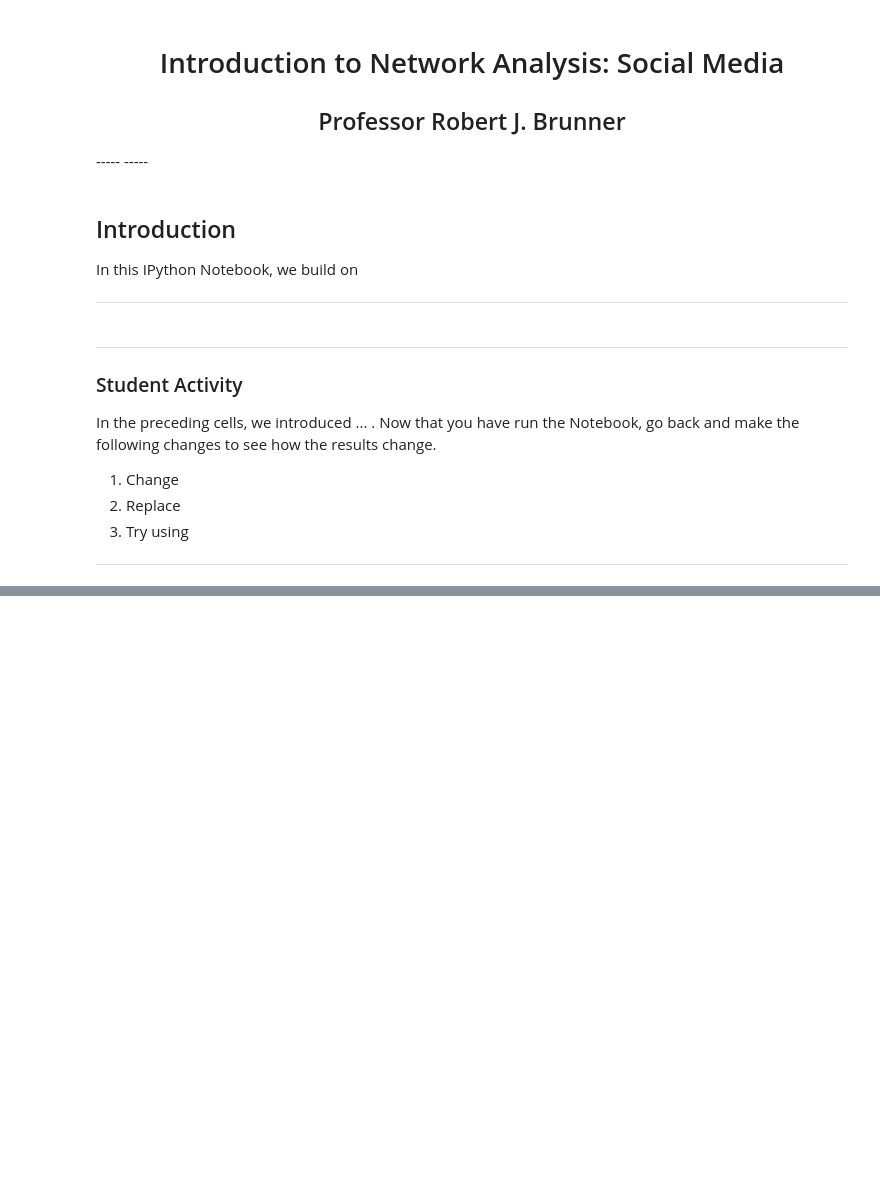
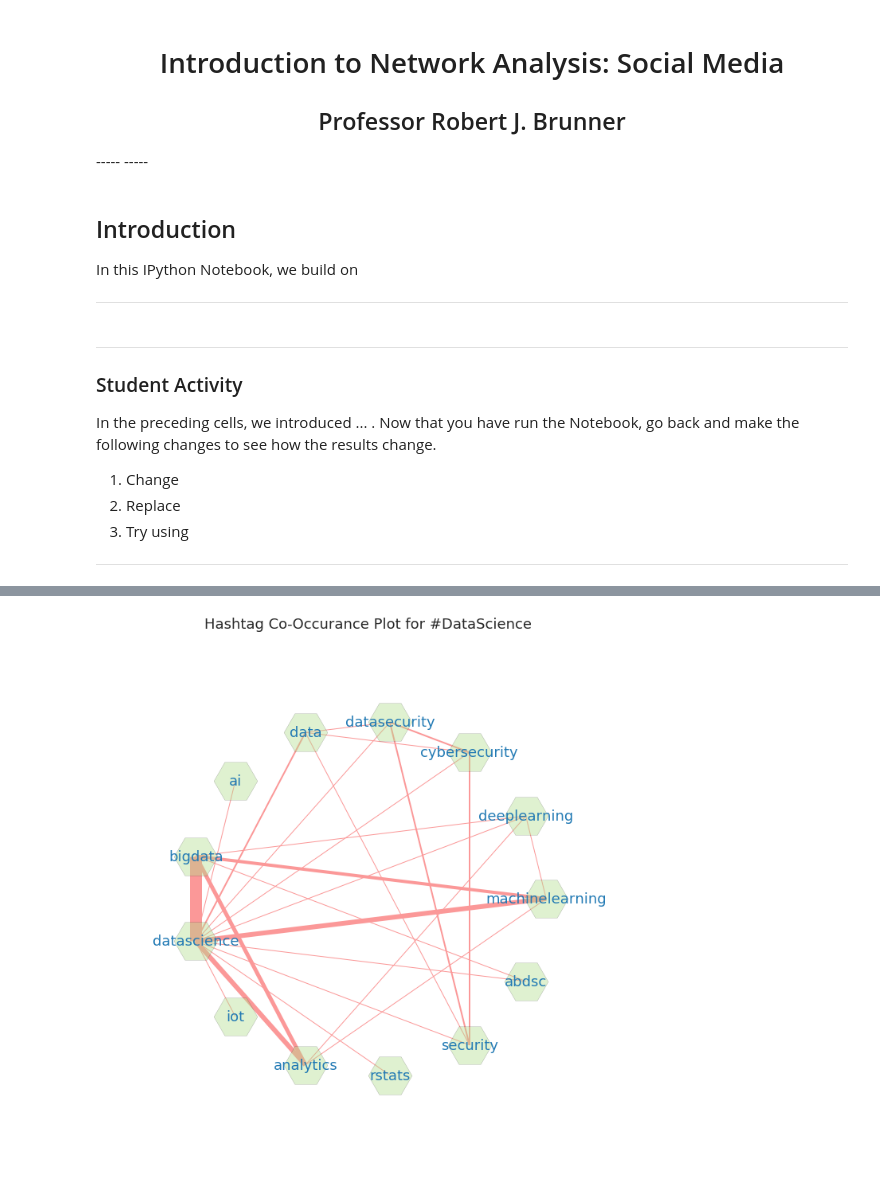
Before and after one commit to lcdm-uiuc/info490-sp16, a Jupyter notebook: Week10/notebooks/intro2na-sm.ipynb, the cells around one changed output, grey strips where cells are left out. Cells and saved outputs as stored; diff of their text form; code cells hidden in the pictures; blank space fills up the shorter version.

Commit message:
First part of NB3 in W10 done

```diff
--- a/Week10/notebooks/intro2na-sm.ipynb
+++ b/Week10/notebooks/intro2na-sm.ipynb
@@ -45,0 +158,16 @@ import networkx as nx
+# %%
+# Now we go through pair counter for top pairs to build network.
+
+tkns = set()
+num_top_pairs = 25
+
+top_pairs = cnt.most_common(num_top_pairs)
+
+for pair, count in top_pairs:
+    tkns.add(pair[0])
+    tkns.add(pair[1])
+
+print('Total number of unique hashtags = {0}\n'.format(len(tkns)))
+print('Hashtags to graph:')
+print(40*'-')
+print(tkns)
@@ -45,0 +180,64 @@ import networkx as nx
+# %%
+# First setup the current figure.
+# No axes, no Axes labels, white background
+
+fig, axes = plt.subplots(figsize=(12, 12))
+
+clrs = sns.color_palette("Paired")
+
+sns.set(style='white', font_scale=1.5)
+
+sns.despine(top = True, bottom = True,
+            left = True, right = True)
+
+axes.set_xticklabels([])
+axes.set_yticklabels([])
+
+# Build graph
+
+import networkx as nx
+
+g = nx.Graph()
+
+g.add_nodes_from(list(tkns))
+
+for pair, count in top_pairs:
+    g.add_edge(pair[0], pair[1], weight=count)
+
+# Now draw graph, use circular layout
+
+pos = nx.circular_layout(g)
+
+nx.draw_networkx_nodes(g, pos, with_labels=True,
+                       node_size = 3000,
+                       node_color=clrs[2],
+                       node_shape='H',
+                       alpha = 0.4)
+
+# Build up list of edges and weights for controlled plotting
+edges = []
+weights = []
+
+for n1, n2, dct in g.edges(data=True):
+    edges.append((n1, n2))
+    weights.append(dct['weight'])
+
+# Make nromalized weights (scale to minimum weight)
+min_weight = min(weights)
+norm_weights = [int(weight/min_weight) for weight in weights]
+
+# Draw weighted edges
+nx.draw_networkx_edges(g, pos, edgelist=edges,
+                       width = norm_weights,
+                       edge_color=clrs.as_hex()[4],
+                       alpha = 1.0)
+
+# Now label nodes
+nx.draw_networkx_labels(g, pos, font_size = 18,
+                        font_color = clrs[1],
+                        alpha = 1.0)
+
+plt.title('Hashtag Co-Occurance Plot for #DataScience')
+plt.show()
+# %% [output]
+[figure, added]
```
Also changed, not shown: parts of 8 cells of this notebook, 3 other files.
